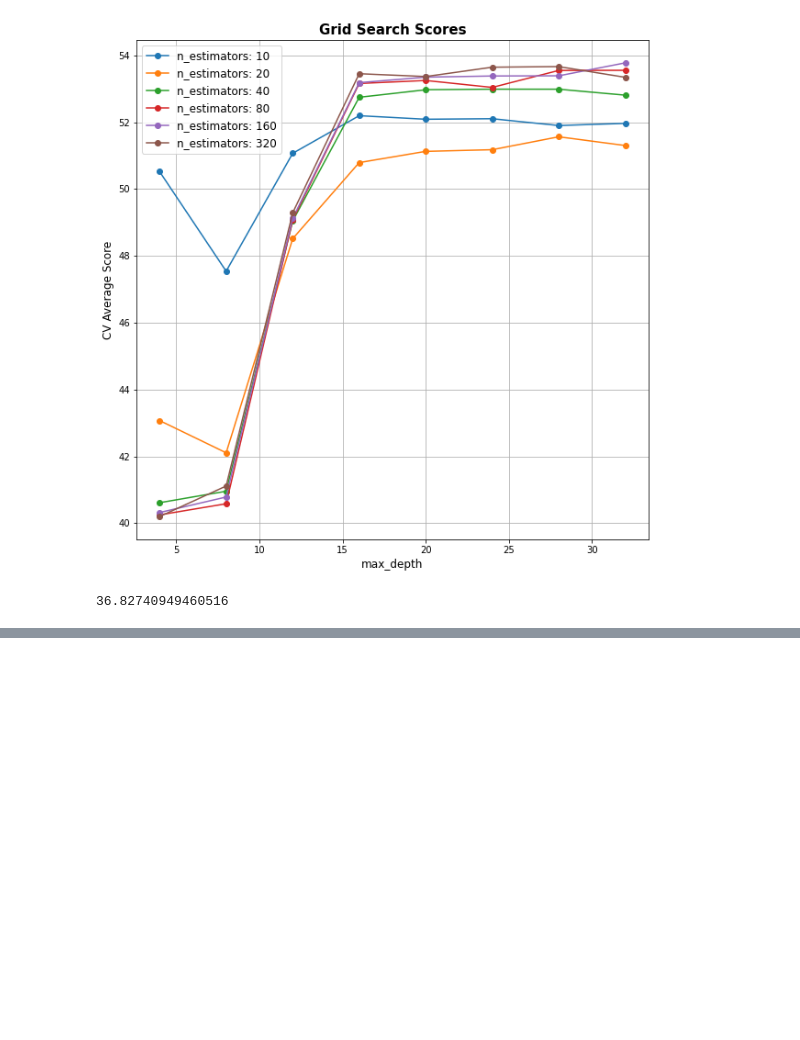
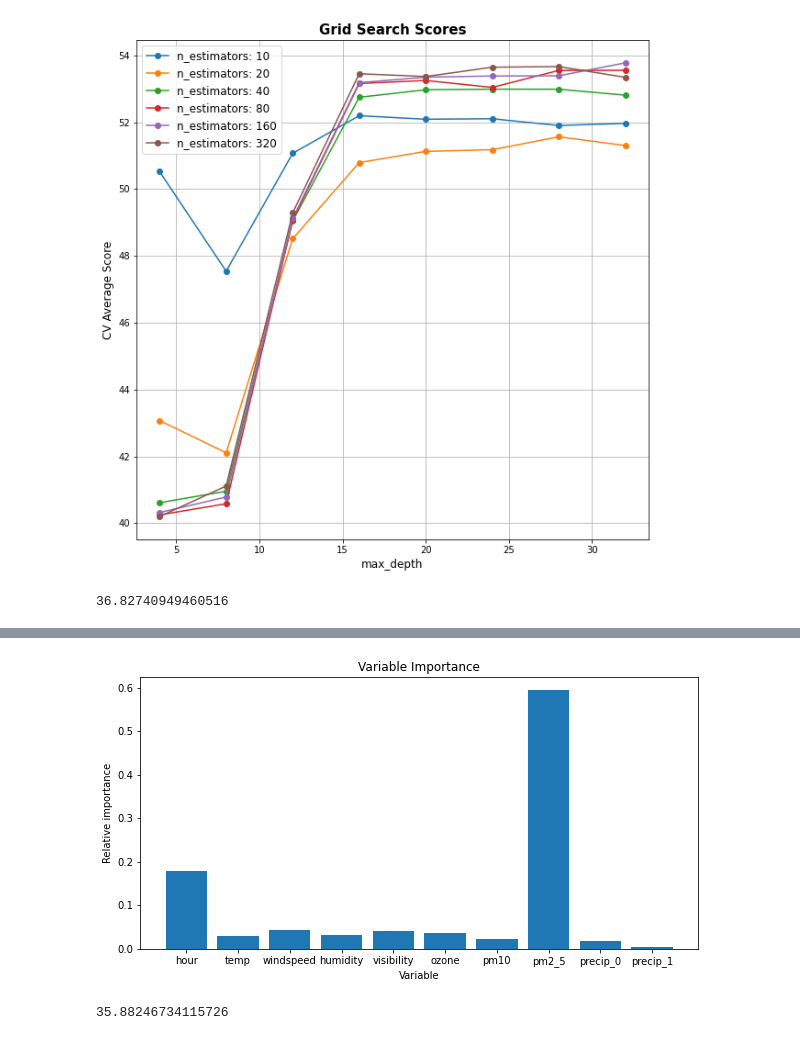
Before and after one commit to ddangchani/project_ddareungi, a Jupyter notebook: Tree.ipynb, the cells around one changed output, grey strips where cells are left out. Drawn from its saved outputs; the diff is of its cells as text; code cells hidden in the pictures; blank space fills up the shorter version.

```diff
--- a/Tree.ipynb
+++ b/Tree.ipynb
@@ -423,0 +378,13 @@ rf_grid_res.to_csv('logs/rf_grid_res.csv')
+# %%
+# Return best parameter of Gridsearch at RandomForest
+rf_res = pd.read_csv('logs/rf_grid_res.csv',index_col=0)
+best_params = rf_res.loc[rf_res.rank_test_score==1,[i for i in rf_res.columns if 'param_' in i]]
+n_params = []
+for i in best_params.columns:
+    n_params.append(i[10:])
+best_params.columns = n_params
+best_params = best_params.to_dict('records')[0]
+# %%
+# RF with best params
+rf_best= Pipeline(steps=[('preprocessor',preprocessor),('rf',RandomForestRegressor(**best_params))]) # ** as kwargs unpacking
+rf_best.fit(X_train, y_train)
@@ -423,0 +411,19 @@ rf_grid_res.to_csv('logs/rf_grid_res.csv')
+# %%
+# Variable Importance
+rfreg = rf_best.named_steps['rf']
+idx= list(X_train.columns.drop('precip'))
+idx.extend(['precip_0','precip_1'])
+importance = pd.DataFrame(rfreg.feature_importances_[:-1], idx).round(3)
+# Importance plot
+fig, ax = plt.subplots(1,1, figsize = (10,5))
+plt.bar(importance.index,importance.values.ravel())
+ax.set(title='Variable Importance', xlabel='Variable', ylabel='Relative importance')
+plt.savefig('plots/rf_variable_importance.png', facecolor='white', transparent=False)
+# %% [output]
+[figure, added]
+# %%
+# Validation
+pred_rf = rf_best.predict(X_val)
+rmse(y_val, pred_rf) # 35.882
+# %% [output]
+35.88246734115726
```
Also changed, not shown: parts of 9 cells of this notebook, 2 other files.
